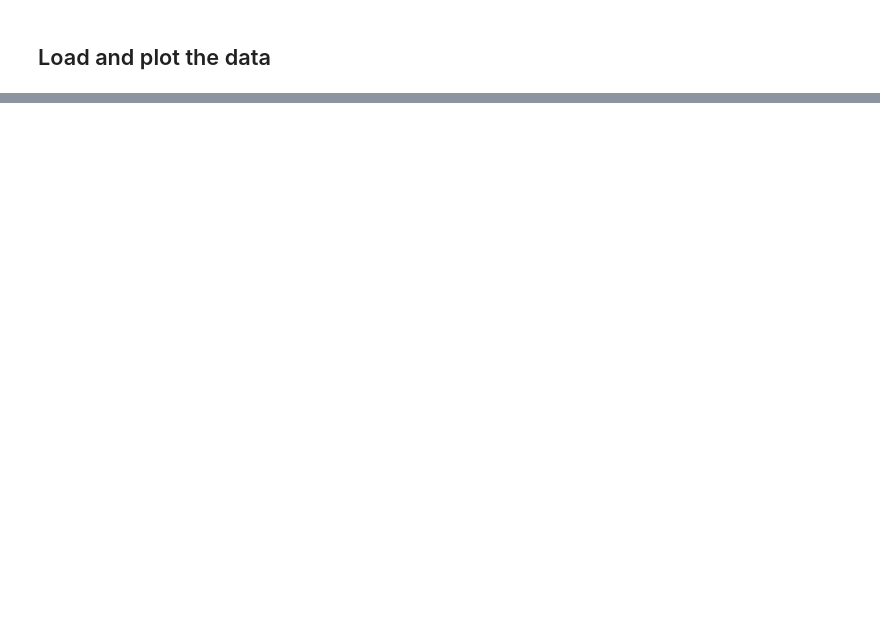
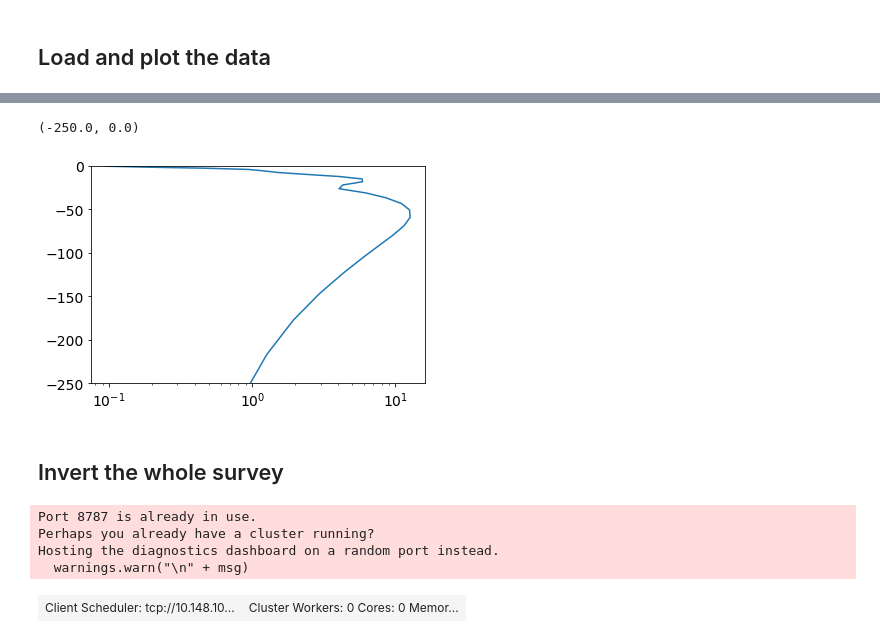
Before and after one commit to simpeg-research/bookpurnong-inversion, a Jupyter notebook: BookpurnongResolveInversion.ipynb, the cells around one changed output, grey strips where cells are left out. Drawn from its saved outputs; the diff is of its cells as text; code cells hidden in the pictures; blank space fills up the shorter version.

```diff
--- a/BookpurnongResolveInversion.ipynb
+++ b/BookpurnongResolveInversion.ipynb
@@ -164,3 +173,13 @@ def resolve_1Dinversions(
+# %%
+cs, ncx, ncz, npad = 1., 10., 10., 20
+pf = 1.3
+hx = [(cs, ncx), (cs, npad,pf)]
+npadz = 12
+hz = np.logspace(np.log10(1.0), np.log10(12.0), npad-1)
+hz_pad = hz[-1] * pf ** np.arange(npadz)
+hz = np.r_[hz_pad[::-1], hz[::-1], hz, hz_pad]
+mesh = discretize.CylMesh([hx, 1, hz], "00C")
+active = mesh.vectorCCz < 0.0
 # %%
 # build starting and reference model
 sigma_half = 1e-1
@@ -172,3 +250,34 @@ floor = abs(20 * bp * 1e-6)  # floor of 20ppm
+# %%
+fig, ax = plt.subplots(1, 1)
+ax.semilogx(np.exp(result[0]), mesh.vectorCCz[active])
+ax.set_ylim([-250, 0])
+# %% [output]
+(-250.0, 0.0)
+[figure, added]
+# %% [markdown]
+## Invert the whole survey
+# %%
+from dask_jobqueue import PBSCluster
+cores = 12
+cluster = PBSCluster(
+    queue='regular',
+    project="UCLB0022",
+    cores=cores,
+    processes=cores,
+    memory="109GB"
+)
+cluster.scale(jobs=10)
+# %% [output]
+Port 8787 is already in use.
+Perhaps you already have a cluster running?
+Hosting the diagnostics dashboard on a random port instead.
+  warnings.warn("\n" + msg)
+# %%
+from dask.distributed import Client
+client = Client(cluster)
+client
+# %% [output]
+| Client Scheduler: tcp://10.148.10... | Cluster Workers: 0 Cores: 0 Memor... |
 # %%
 # loop over the soundings and invert each
 # initalize empty lists for storing inversion results
```
Also changed, not shown: parts of 17 cells of this notebook, 1 other file.
